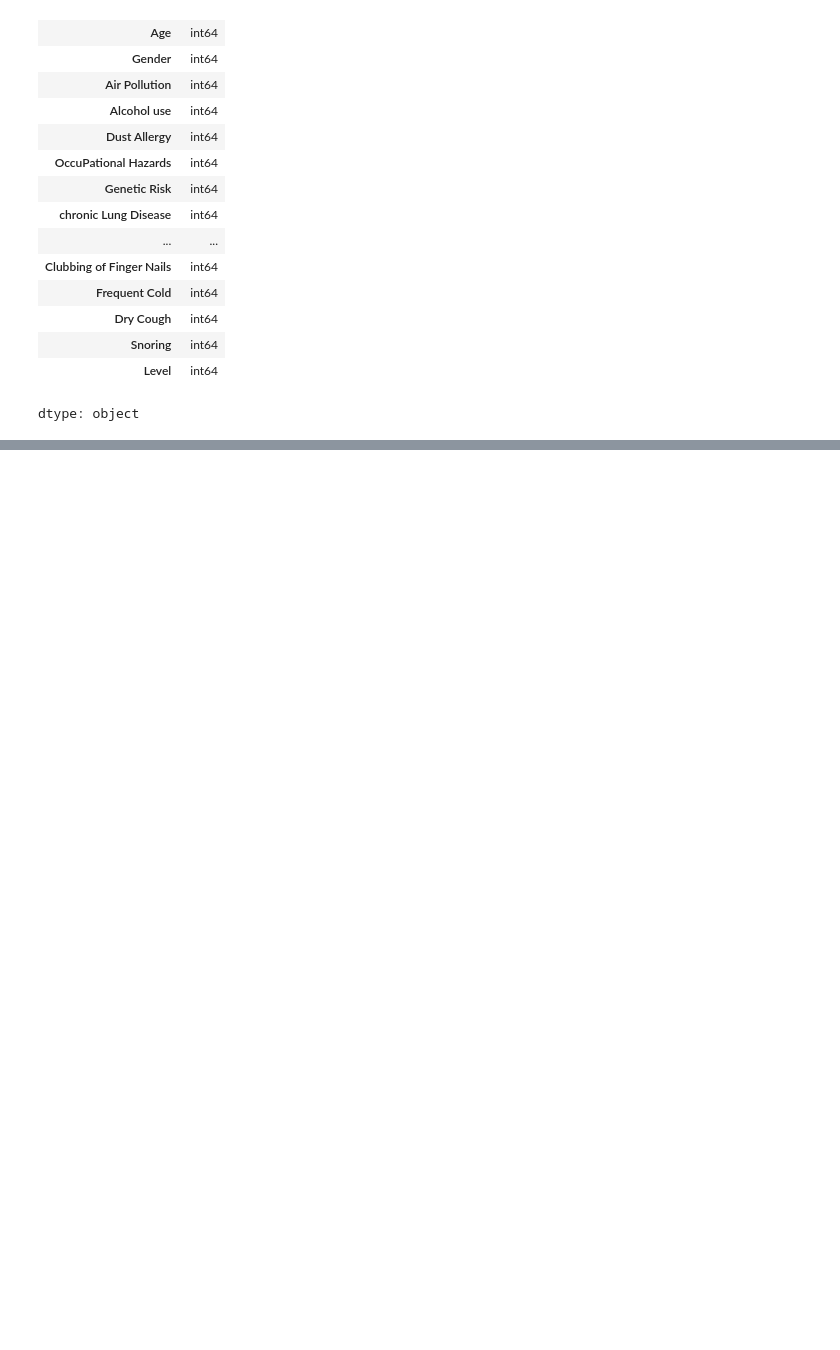
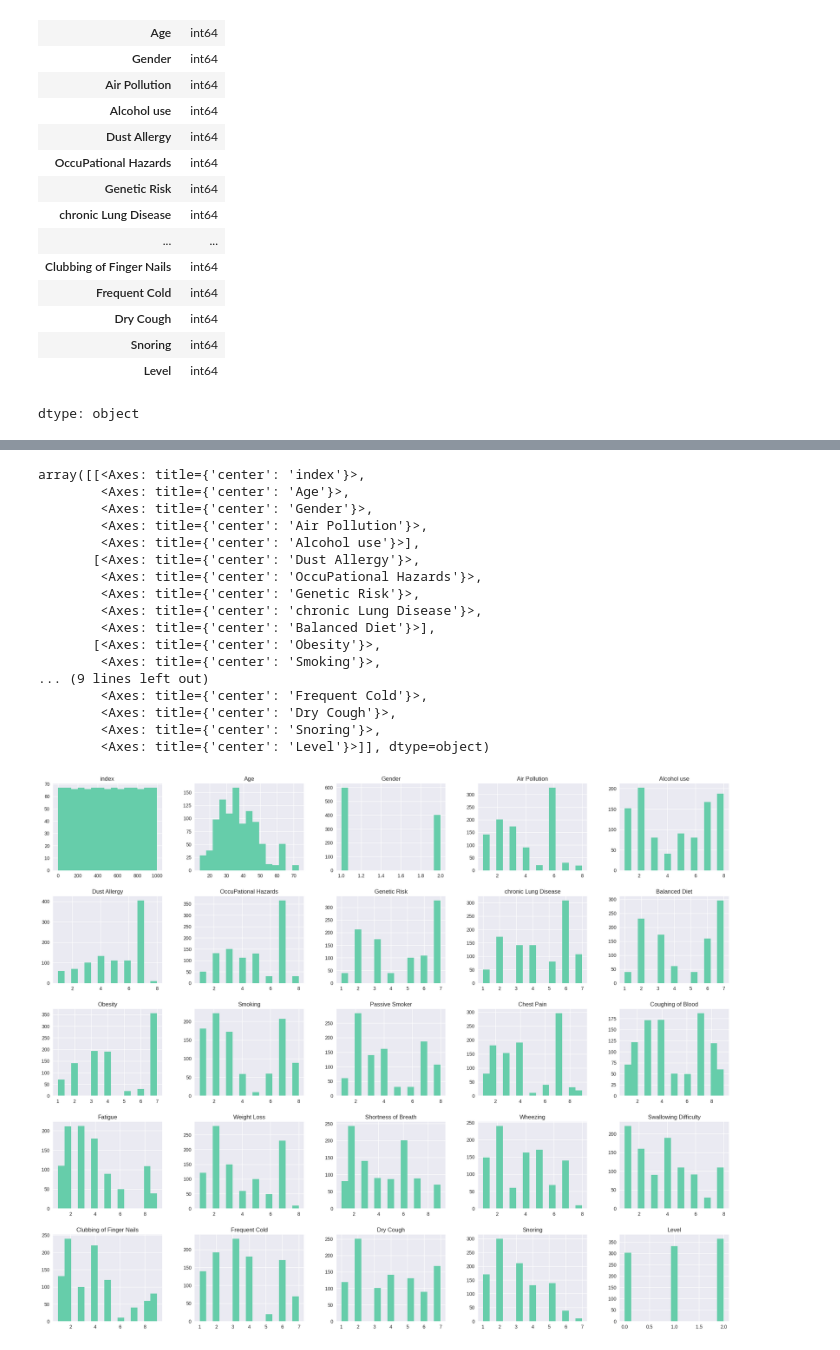
Before and after one commit to Kamruzzaman2200/Ai, a Jupyter notebook: Lung_Cancer.ipynb, the cells around one changed output, grey strips where cells are left out. Cells and saved outputs as stored; diff of their text form; code cells hidden in the pictures; blank space fills up the shorter version.

```diff
--- a/Lung_Cancer.ipynb
+++ b/Lung_Cancer.ipynb
@@ -13,5 +19,5 @@ import numpy as np
 # %%
-data=pd.read_csv("/content/cancer patient data sets.csv")
+data = pd.read_csv("/content/drive/MyDrive/Lung Cancer /cancer patient data sets.csv")
 data.head()
 # %% [output]
 |  | index | Patient Id | Age | Gender | Air Pollution | Alcohol use | Dust Allergy | OccuPational Hazards | ... |
@@ -153,0 +177,22 @@ sns.heatmap(data.drop('Patient Id', axis=1).corr(),annot=True,fmt='0.1g',cmap=pa
+# %%
+plt.style.use("seaborn-v0_8")
+data.hist(figsize=(25,20),bins=15,color=pal[3])
+# %% [output]
+array([[<Axes: title={'center': 'index'}>,
+        <Axes: title={'center': 'Age'}>,
+        <Axes: title={'center': 'Gender'}>,
+        <Axes: title={'center': 'Air Pollution'}>,
+        <Axes: title={'center': 'Alcohol use'}>],
+       [<Axes: title={'center': 'Dust Allergy'}>,
+        <Axes: title={'center': 'OccuPational Hazards'}>,
+        <Axes: title={'center': 'Genetic Risk'}>,
+        <Axes: title={'center': 'chronic Lung Disease'}>,
+        <Axes: title={'center': 'Balanced Diet'}>],
+       [<Axes: title={'center': 'Obesity'}>,
+        <Axes: title={'center': 'Smoking'}>,
+... (9 lines left out)
+        <Axes: title={'center': 'Frequent Cold'}>,
+        <Axes: title={'center': 'Dry Cough'}>,
+        <Axes: title={'center': 'Snoring'}>,
+        <Axes: title={'center': 'Level'}>]], dtype=object)
+[figure, added]
```
Also changed, not shown: parts of 28 cells of this notebook.
